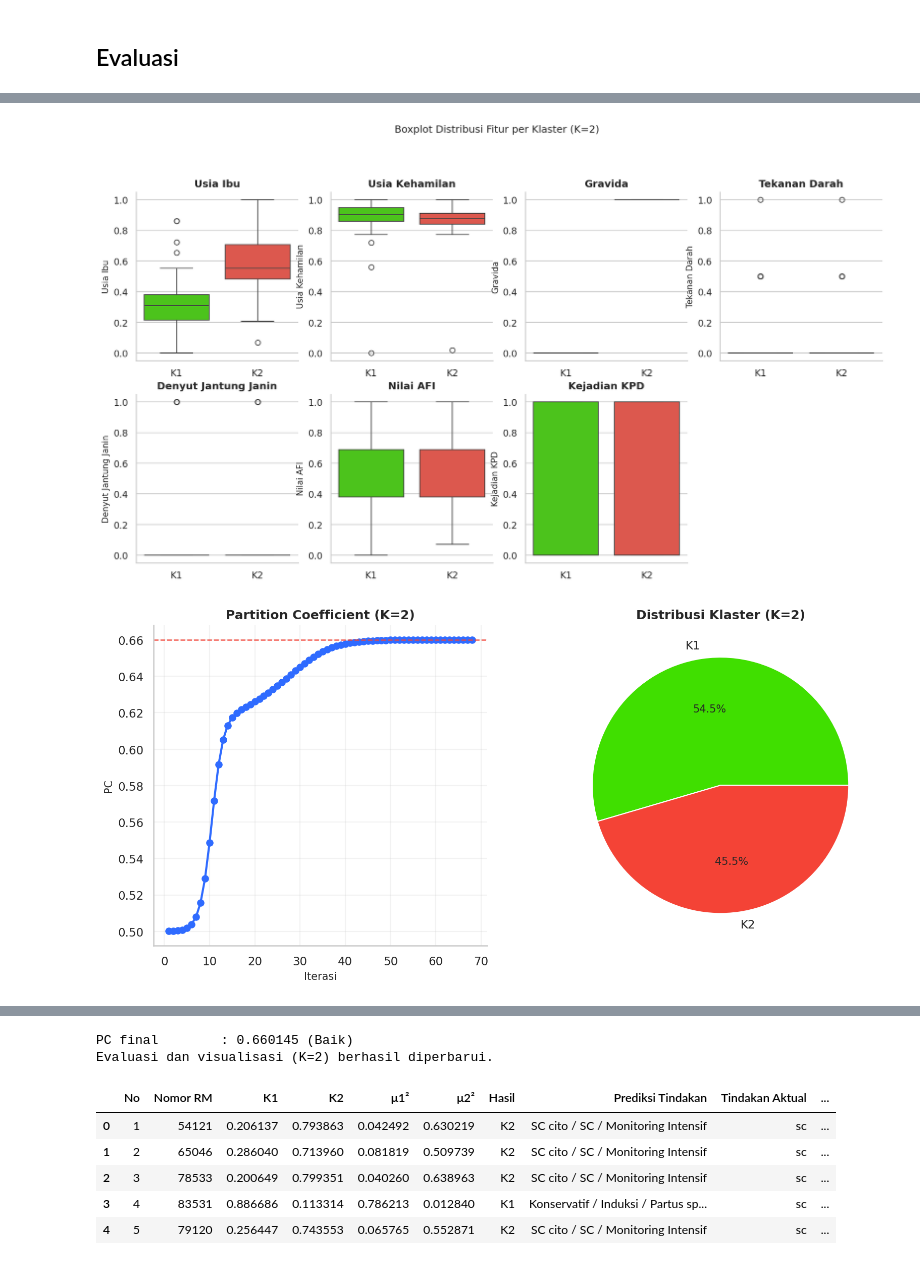
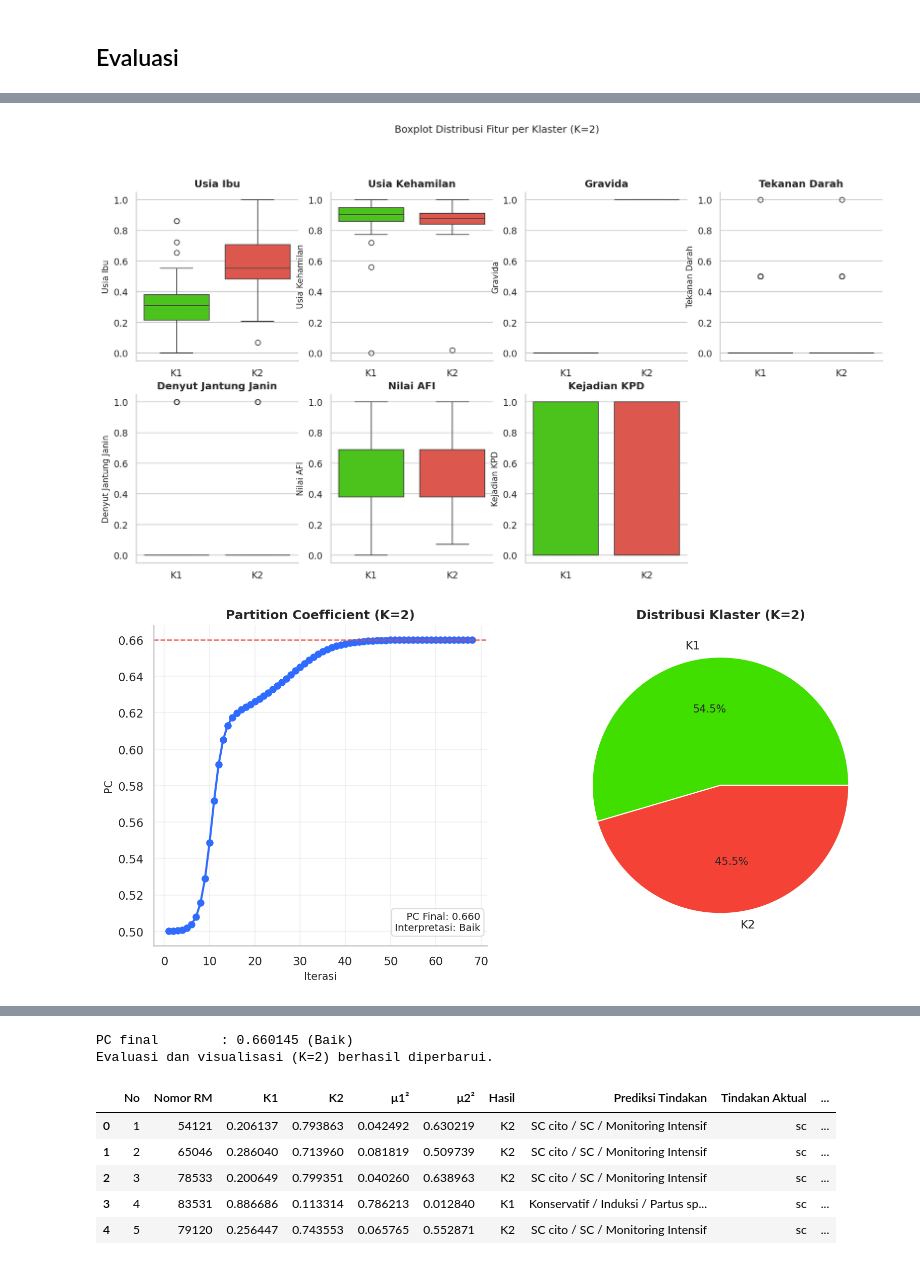
Before and after one commit to ardhikaxx/oligohydramnion-fcm, a Jupyter notebook: k2-oligohydramnion.ipynb, the cells around one changed output, grey strips where cells are left out. Cells and saved outputs as stored; diff of their text form; code cells hidden in the pictures.

Commit message:
Add PC interpretation text to K2 validation plot

```diff
--- a/k2-oligohydramnion.ipynb
+++ b/k2-oligohydramnion.ipynb
@@ -1169,6 +1169,17 @@ axes[0].plot(iteration_axis, pc_history["pc_history"], marker="o", color="#2F6BF
 axes[0].axhline(pc_final, color="#F44336", linestyle="--", linewidth=1.2, alpha=0.85)
 axes[0].set_title("Partition Coefficient (K=2)")
 axes[0].set_xlabel("Iterasi"); axes[0].set_ylabel("PC"); axes[0].grid(alpha=0.25)
+axes[0].text(
+    0.98,
+    0.04,
+    f"PC Final: {pc_final:.3f}\nInterpretasi: {pc_label}",
+    transform=axes[0].transAxes,
+    ha="right",
+    va="bottom",
+    fontsize=9.5,
+    color="#1F1F1F",
+    bbox=dict(boxstyle="round,pad=0.35", fc="white", ec="#D9D9D9", lw=1, alpha=0.95),
+)
 axes[1].pie(cluster_counts.values, labels=cluster_counts.index, colors=[CLUSTER_COLORS[label] for label in cluster_counts.index], autopct="%1.1f%%")
 axes[1].set_title("Distribusi Klaster (K=2)")
 save_matplotlib_figure(OUTPUT_DIR / "visualisasi_validasi_pc.png")
@@ -1195,34 +1206,34 @@ source_labels = [f"Klaster: {label}" for label in output_eval["Hasil"]]
 unique_nodes = list(dict.fromkeys(list(source_labels) + list(prediksi_categories) + list(actual_categories)))
 node_index = {label: idx for idx, label in enumerate(unique_nodes)}
 link_sources, link_targets, link_values = [], [], []
 for _, row in output_eval.groupby(["Hasil", "Prediksi Tindakan"]).size().reset_index(name="value").iterrows():
     link_sources.append(node_index[f"Klaster: {row['Hasil']}"]); link_targets.append(node_index[row["Prediksi Tindakan"]]); link_values.append(int(row["value"]))
 for _, row in output_eval.groupby(["Prediksi Tindakan", "Tindakan Aktual Bersih"]).size().reset_index(name="value").iterrows():
     label_actual = row["Tindakan Aktual Bersih"] if row["Tindakan Aktual Bersih"] else "tanpa data"
     link_sources.append(node_index[row["Prediksi Tindakan"]]); link_targets.append(node_index[label_actual]); link_values.append(int(row["value"]))
 fig_sankey = go.Figure(data=[go.Sankey(node=dict(label=unique_nodes, pad=15, thickness=18), link=dict(source=link_sources, target=link_targets, value=link_values))])
 fig_sankey.update_layout(title="Sankey Prediksi dan Tindakan (K=2)")
 save_plotly_figure(fig_sankey, OUTPUT_DIR / "visualisasi_sankey_tindakan.html")
 
 sunburst_df = output_eval.copy(); sunburst_df["Tindakan Aktual Bersih"] = sunburst_df["Tindakan Aktual Bersih"].replace("", "tanpa data")
 fig_sunburst = px.sunburst(sunburst_df, path=["Hasil", "Prediksi Tindakan", "Kesesuaian Tindakan"], color="Hasil", color_discrete_map=CLUSTER_COLORS)
 fig_sunburst.update_layout(title="Sunburst Ringkasan Tindakan (K=2)")
 save_plotly_figure(fig_sunburst, OUTPUT_DIR / "visualisasi_sunburst_tindakan.html")
 
 scatter3d_df = preprocessing_df.copy(); scatter3d_df["Klaster"] = dominant_labels
 fig_3d = px.scatter_3d(scatter3d_df, x="Nilai AFI", y="Usia Ibu", z="Usia Kehamilan", color="Klaster", color_discrete_map=CLUSTER_COLORS, title="3D Scatter Plot (K=2)")
 save_plotly_figure(fig_3d, OUTPUT_DIR / "visualisasi_3d_scatter.html")
 
 print(f"PC final        : {pc_final:.6f} ({pc_label})")
 print("Evaluasi dan visualisasi (K=2) berhasil diperbarui.")
 output_eval.head()
 # %% [output]
 [figure]
 [figure]
 [figure]
 [figure]
 [figure]
-[figure, old version]
+[figure, new version]
 [figure]
 [interactive output not drawn]
 [interactive output not drawn]
```
Also changed, not shown: 1 other file.
